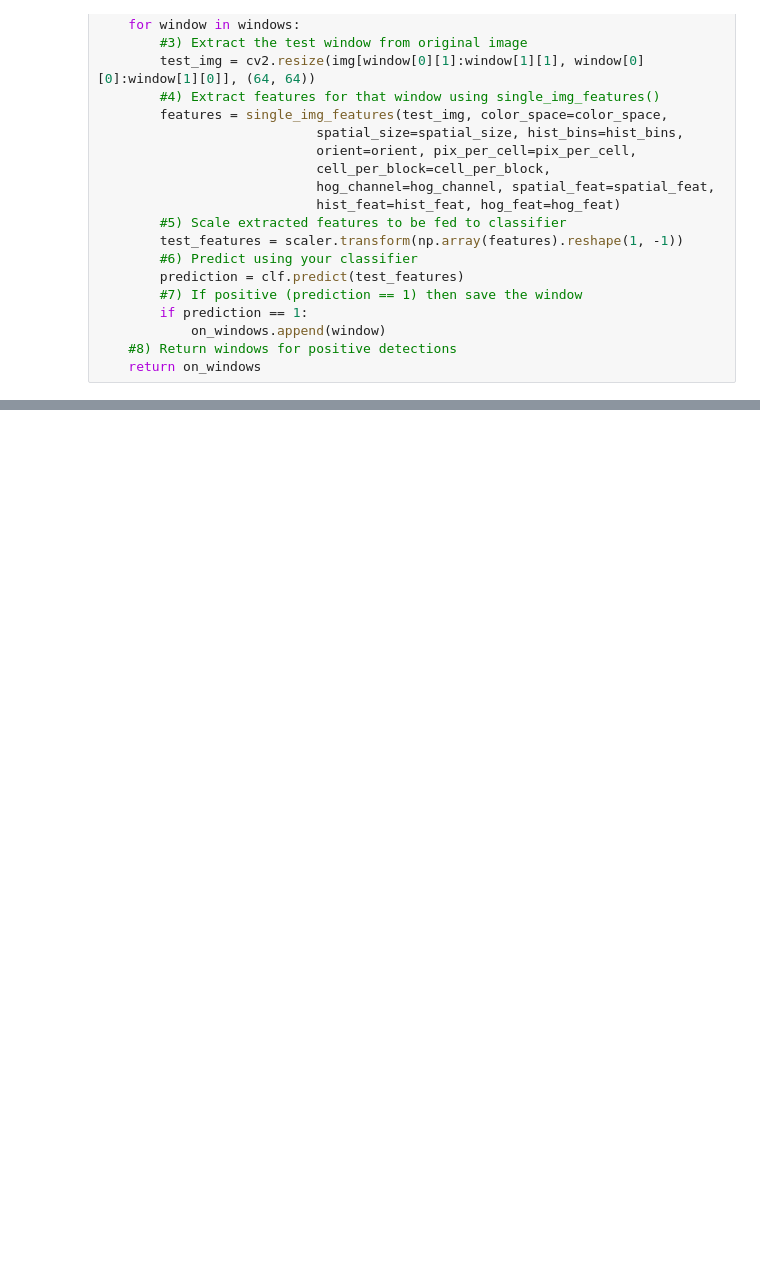
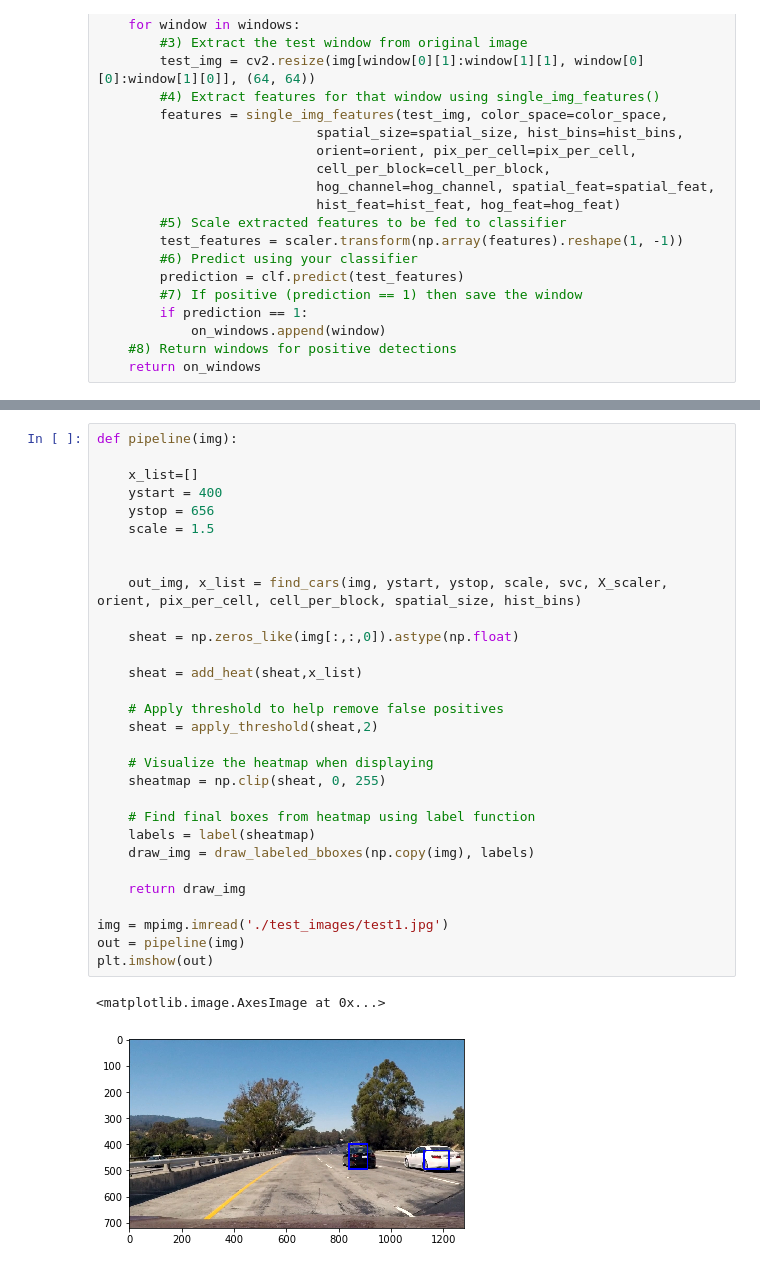
Before and after one commit to rakshithkeegadi/CarND-Vehicle-Detection, a Jupyter notebook: vehicle_detection.ipynb, the cells around one changed output, grey strips where cells are left out. Saved outputs shown, nothing was run; the diff lists cells and outputs as text; blank space fills up the shorter version.

```diff
--- a/vehicle_detection.ipynb
+++ b/vehicle_detection.ipynb
@@ -607,0 +693,33 @@ plt.imshow(window_img)
+# %%
+def pipeline(img):
+
+    x_list=[]
+    ystart = 400
+    ystop = 656
+    scale = 1.5
+
+
+    out_img, x_list = find_cars(img, ystart, ystop, scale, svc, X_scaler, orient, pix_per_cell, cell_per_block, spatial_size, hist_bins)
+
+    sheat = np.zeros_like(img[:,:,0]).astype(np.float)
+
+    sheat = add_heat(sheat,x_list)
+
+    # Apply threshold to help remove false positives
+    sheat = apply_threshold(sheat,2)
+
+    # Visualize the heatmap when displaying
+    sheatmap = np.clip(sheat, 0, 255)
+
+    # Find final boxes from heatmap using label function
+    labels = label(sheatmap)
+    draw_img = draw_labeled_bboxes(np.copy(img), labels)
+
+    return draw_img
+
+img = mpimg.imread('./test_images/test1.jpg')
+out = pipeline(img)
+plt.imshow(out)
+# %% [output]
+<matplotlib.image.AxesImage at 0x...>
+[figure, added]
```
Also changed, not shown: parts of 5 cells of this notebook.
